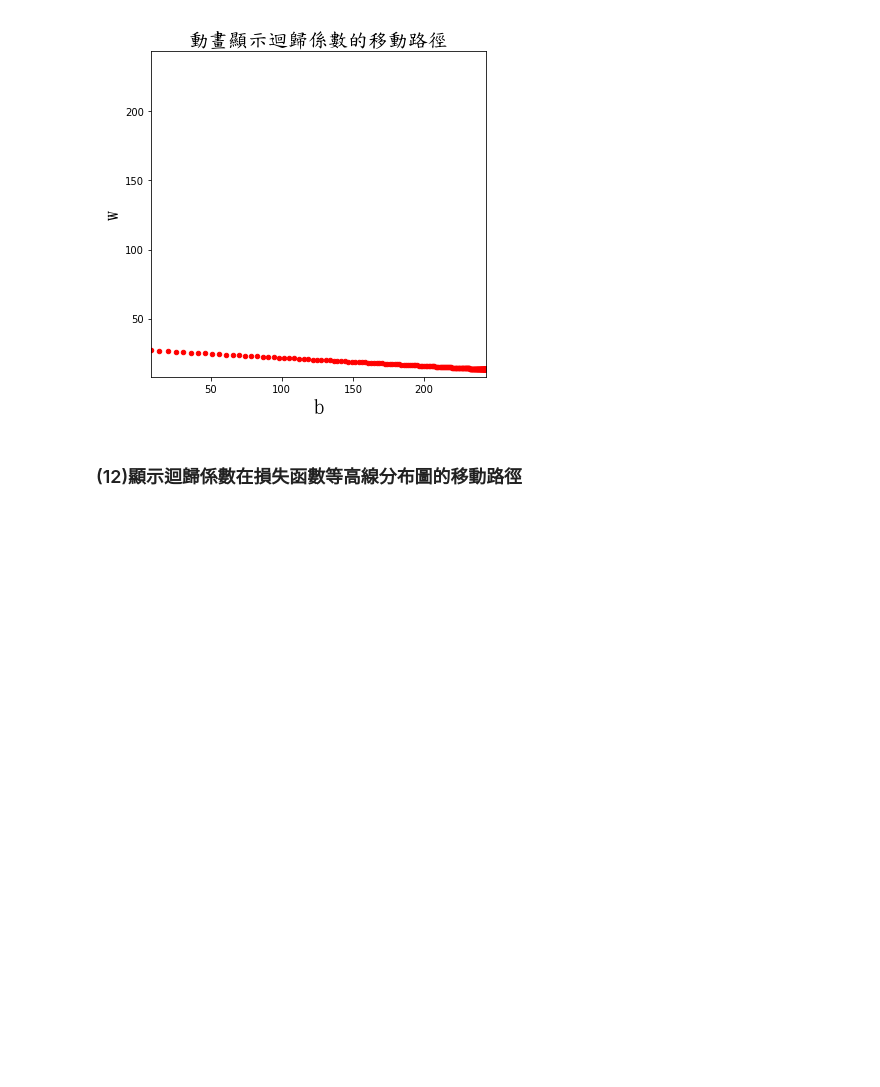
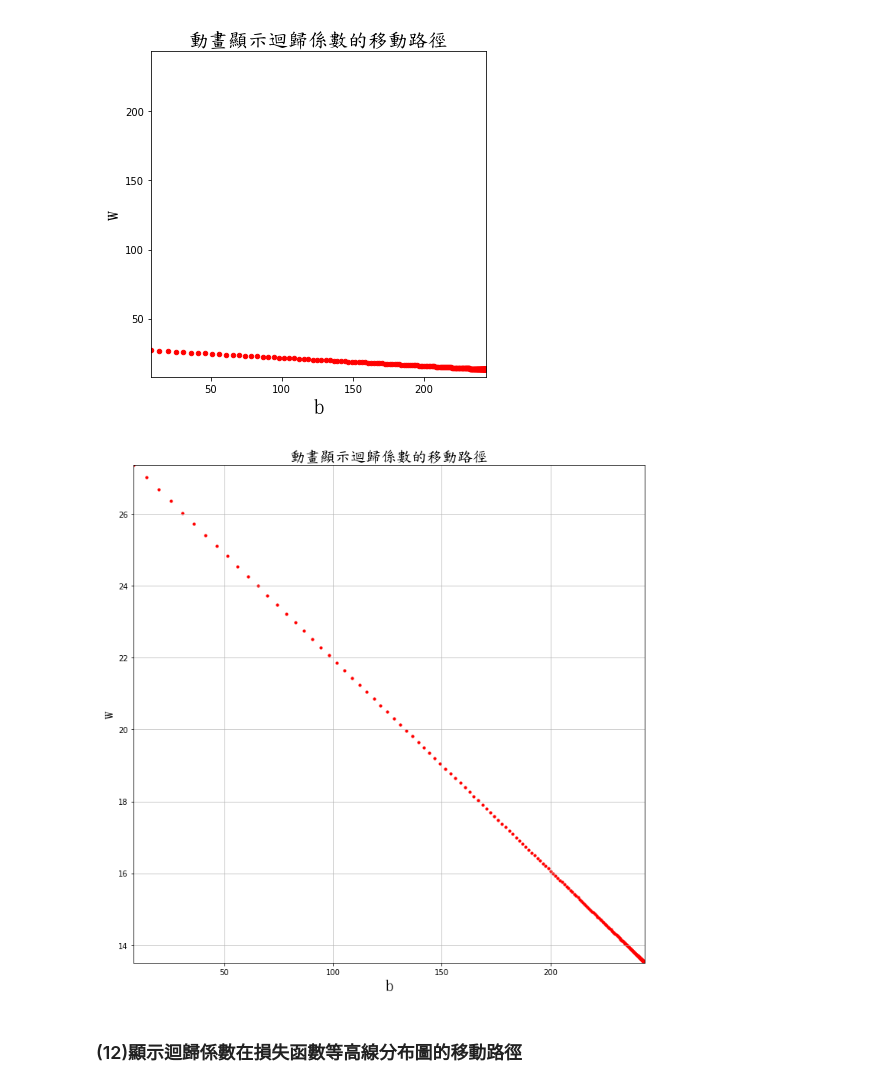
Before and after one commit to bin010203/Machine-Learning, a Jupyter notebook: A1_06_梯度下降_線性回歸的係數.ipynb, the cells around one changed output. Cells and saved outputs as stored; diff of their text form; code cells hidden in the pictures; blank space fills up the shorter version.

```diff
--- a/A1_06_梯度下降_線性回歸的係數.ipynb
+++ b/A1_06_梯度下降_線性回歸的係數.ipynb
@@ -103,7 +103,8 @@ for epoch in range(20000):
             #跑100次才印一次,epoch從0開始,故+1,印太多會降低效率
   if epoch%100==99:
     current_loss=Loss(train_x,train_y)
-    print("訓練次數:",epoch+1,"\nb:",b,"\nw:",w,"\n損失函數:",current_loss)
+    print("訓練次數:",epoch+1,"\nb:",b,"\nw:",w,
+          "\n損失函數:",current_loss)
     Step_Loss.append(current_loss)
     Step_b.append(b)
     Step_w.append(w)
@@ -159,13 +163,33 @@ for i in range(len(Step_b)):
     plt.title("動畫顯示迴歸係數的移動路徑",fontproperties=twfont1,fontsize=20)
     plt.xlabel("b",fontproperties=twfont1,fontsize=20)
     plt.ylabel("w",fontproperties=twfont1,fontsize=20)
-    plt.xlim(np.min(np.array([Step_b,Step_w])),np.max(np.array([Step_b,Step_w])))
-    plt.ylim(np.min(np.array([Step_b,Step_w])),np.max(np.array([Step_b,Step_w])))
+    plt.xlim(np.min(np.array([Step_b,Step_w])),
+             np.max(np.array([Step_b,Step_w])))
+    plt.ylim(np.min(np.array([Step_b,Step_w])),
+             np.max(np.array([Step_b,Step_w])))
     plt.scatter(Step_b[:i], Step_w[:i], s=20,color='r')
     plt.pause(0.1)
     display.clear_output(wait=True)
 # %% [output]
 [figure]
+# %%
+for i in range(len(Step_b)):
+    plt.figure(figsize=(12,12))
+    plt.title("動畫顯示迴歸係數的移動路徑",
+              fontproperties=twfont1,fontsize=20)
+    plt.xlabel("b",fontproperties=twfont1,fontsize=20)
+    plt.ylabel("w",fontproperties=twfont1,fontsize=20)
+    # X軸、Y軸刻度取array([Step_b,Step_w])的極值
+    plt.xlim(np.min(np.array(Step_b)),
+             np.max(np.array(Step_b)))
+    plt.ylim(np.min(np.array(Step_w)),
+             np.max(np.array(Step_w)))
+    plt.scatter(Step_b[:i], Step_w[:i], s=10,color='r')
+    plt.grid('k-', alpha=0.8)
+    plt.pause(0.2)
+    display.clear_output(wait=True)
+# %% [output]
+[figure, added]
 # %% [markdown]
 ### (12)顯示迴歸係數在損失函數等高線分布圖的移動路徑
 # %%
```
Also changed, not shown: parts of 2 cells of this notebook.
